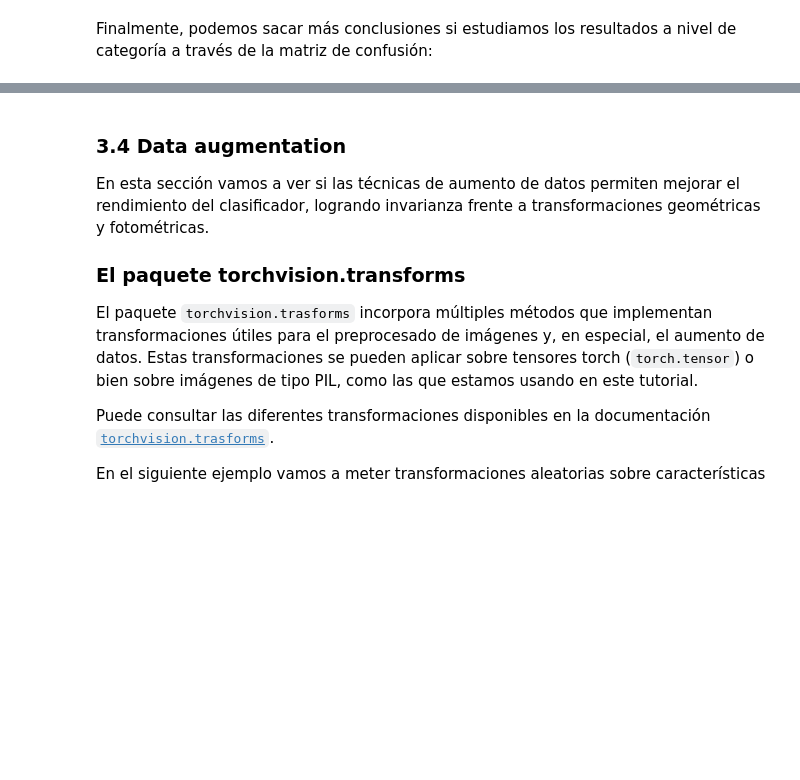
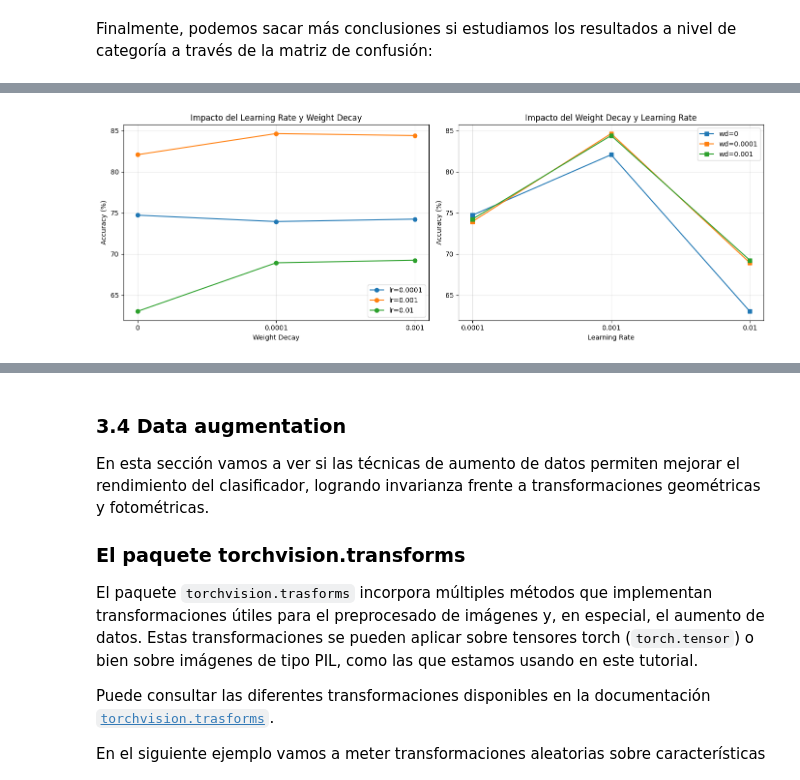
Before and after one commit to AMF064/APAI_2026, a Jupyter notebook: Practica_2/P2_Clasificacion_Imagenes_DNNs.ipynb, the cells around one changed output, grey strips where cells are left out. Cells and saved outputs as stored; diff of their text form; code cells hidden in the pictures; blank space fills up the shorter version.

```diff
--- a/Practica_2/P2_Clasificacion_Imagenes_DNNs.ipynb
+++ b/Practica_2/P2_Clasificacion_Imagenes_DNNs.ipynb
@@ -1046,0 +1025,92 @@ plt.show()
+# %%
+# EXPERIMENTO 3.C: Modificación de parámetros de entrenamiento
+# Probaremos diferentes learning rates y weight decay
+
+learning_rates = [0.0001, 0.001, 0.01]
+weight_decays = [0, 1e-4, 1e-3]
+
+results_params = {}
+
+for lr in learning_rates:
+    for wd in weight_decays:
+        param_name = f"lr={lr}, wd={wd}"
+        print(f"\n{'='*60}")
+        print(f"Entrenando con: {param_name}")
+        print(f"{'='*60}")
+
+        # Reinicializamos la red
+        random.seed(42)
+        npr.seed(42)
+        torch.manual_seed(42)
+        torch.backends.cudnn.benchmark = True
+
+        net = CNNet().to(device)
+        criterion = nn.CrossEntropyLoss()
+        optimizer = optim.SGD(net.parameters(), lr=lr, momentum=0.9, weight_decay=wd)
+
+        # Entrenamos
+        net = trainNetwork(net, trainset, trainloader, criterion, optimizer, num_epochs=10)
+
+        # Evaluamos
+        correct = 0
+        total = 0
+        with torch.no_grad():
+            for data in testloader:
+                images = data[0].to(device)
+                labels = data[1].to(device)
+                outputs = net(images)
+                _, predicted = torch.max(outputs.data, 1)
+                total += labels.size(0)
+                correct += (predicted == labels).sum().item()
+
+        accuracy = 100 * correct / total
+        results_params[param_name] = accuracy
+        print(f'Accuracy en test: {accuracy:.2f}%')
+
+# Resumen de resultados
+print(f"\n{'='*60}")
+print("RESUMEN COMPARATIVO DE PARÁMETROS DE ENTRENAMIENTO")
+print(f"{'='*60}")
+
+print("\nOrdenado por accuracy:")
+for param, acc in sorted(results_params.items(), key=lambda x: x[1], reverse=True):
+    print(f"{param}: {acc:.2f}%")
+
+# Visualización de resultados
+import matplotlib.pyplot as plt
+
+fig, axes = plt.subplots(1, 2, figsize=(14, 5))
+
+# Gráfico por Learning Rate
+lr_results = {}
+for lr in learning_rates:
+    lr_acc = [results_params[f"lr={lr}, wd={wd}"] for wd in weight_decays]
+    lr_results[f"lr={lr}"] = lr_acc
+
+for lr_label, accuracies in lr_results.items():
+    axes[0].plot([str(wd) for wd in weight_decays], accuracies, marker='o', label=lr_label)
+
+axes[0].set_xlabel('Weight Decay')
+axes[0].set_ylabel('Accuracy (%)')
+axes[0].set_title('Impacto del Learning Rate y Weight Decay')
+axes[0].legend()
+axes[0].grid(True, alpha=0.3)
+
+# Gráfico por Weight Decay
+wd_results = {}
+for wd in weight_decays:
+    wd_acc = [results_params[f"lr={lr}, wd={wd}"] for lr in learning_rates]
+    wd_results[f"wd={wd}"] = wd_acc
+
+for wd_label, accuracies in wd_results.items():
+    axes[1].plot([str(lr) for lr in learning_rates], accuracies, marker='s', label=wd_label)
+
+axes[1].set_xlabel('Learning Rate')
+axes[1].set_ylabel('Accuracy (%)')
+axes[1].set_title('Impacto del Weight Decay y Learning Rate')
+axes[1].legend()
+axes[1].grid(True, alpha=0.3)
+
+plt.tight_layout()
+plt.show()
+# %% [output]
@@ -1046,0 +1134 @@ plt.show()
+[figure, added]
```
Also changed, not shown: parts of 29 cells of this notebook, 2 other files.
